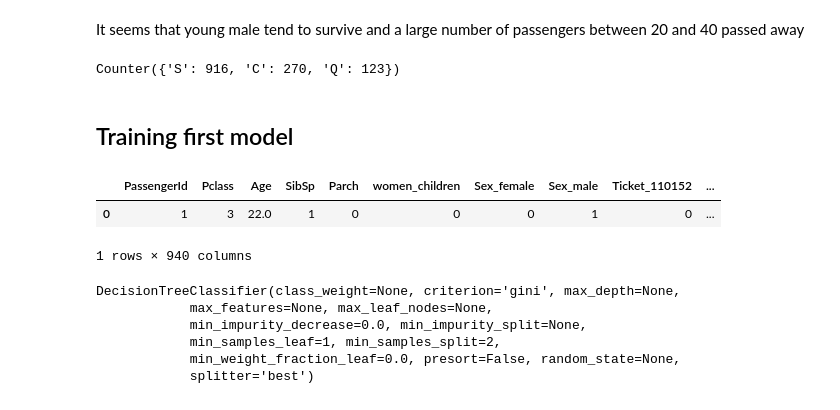
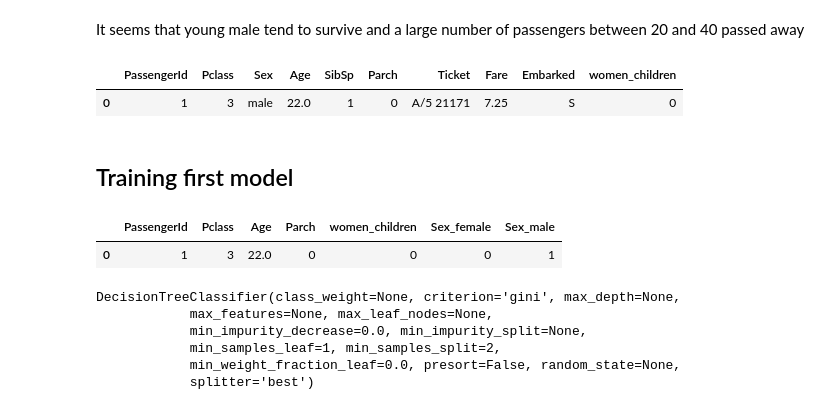
Before and after one commit to williansVarela/kaggle-titanic, a Jupyter notebook: Titanic.ipynb, the cells around one changed output. Saved outputs shown, nothing was run; the diff lists cells and outputs as text; code cells hidden in the pictures.

Commit message:
exploring the data

```diff
--- a/Titanic.ipynb
+++ b/Titanic.ipynb
@@ -70,3 +72,0 @@ One solution is to fill in the null values with the median age.
-# %%
-# Fill blanks in Age with zero
-features = features.fillna(0.0)
@@ -73,2 +83,9 @@ features = features.fillna(0.0)
+# %%
+# Fill blanks in Age with median age
+features['Age'] = features['Age'].fillna(features['Age'].median())
+
+features['Fare'] = features['Fare'].fillna(features['Fare'].median())
+
+features['Embarked'] = features['Embarked'].fillna('S')
 # %% [markdown]
 Let's check the result.
@@ -150,22 +175,21 @@ for _, passenger in features.iterrows():
 women_children = pd.Series(women_children)
 
 features['women_children'] = women_children
+
+features.head(1)
+# %% [output]
+|  | PassengerId | Pclass | Sex | Age | SibSp | Parch | Ticket | Fare | Embarked | women_children |
+| 0 | 1 | 3 | male | 22.0 | 1 | 0 | A/5 21171 | 7.25 | S | 0 |
-# %%
-features['Embarked'].replace(0.0,'S',inplace=True)
-Counter(features['Embarked'])
-# %% [output]
-Counter({'S': 916, 'C': 270, 'Q': 123})
 # %% [markdown]
 ## Training first model
 # %%
 # One-hot encoding
-data = pd.get_dummies(features.drop('Fare', axis=1))
+data = pd.get_dummies(features.drop('Fare', axis=1).drop('Ticket', axis=1).drop('SibSp', axis=1).drop('Embarked', axis=1))
 
 data.head(1)
 # %% [output]
-|  | PassengerId | Pclass | Age | SibSp | Parch | women_children | Sex_female | Sex_male | Ticket_110152 | ... |
-| 0 | 1 | 3 | 22.0 | 1 | 0 | 0 | 0 | 1 | 0 | ... |
+|  | PassengerId | Pclass | Age | Parch | women_children | Sex_female | Sex_male |
+| 0 | 1 | 3 | 22.0 | 0 | 0 | 0 | 1 |
-1 rows × 940 columns
 # %%
 # Import the classifier from sklearn
 from sklearn.tree import DecisionTreeClassifier
```
Also changed, not shown: parts of 12 cells of this notebook, 1 other file.
